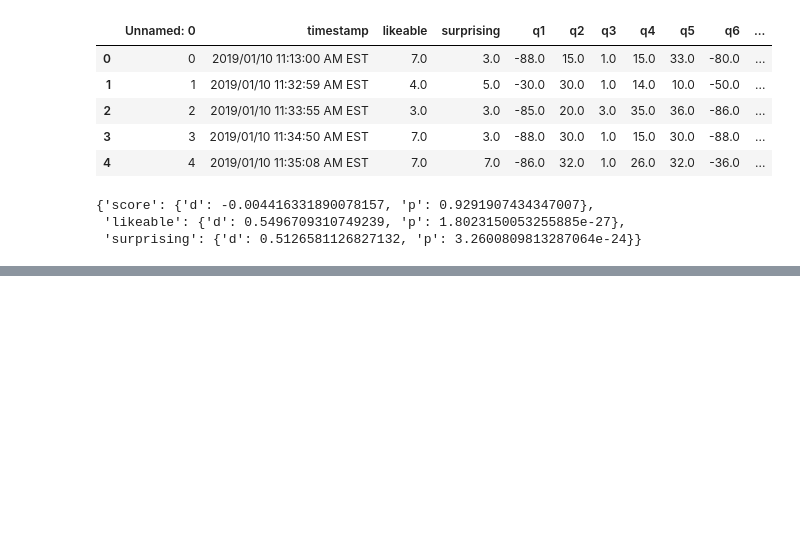
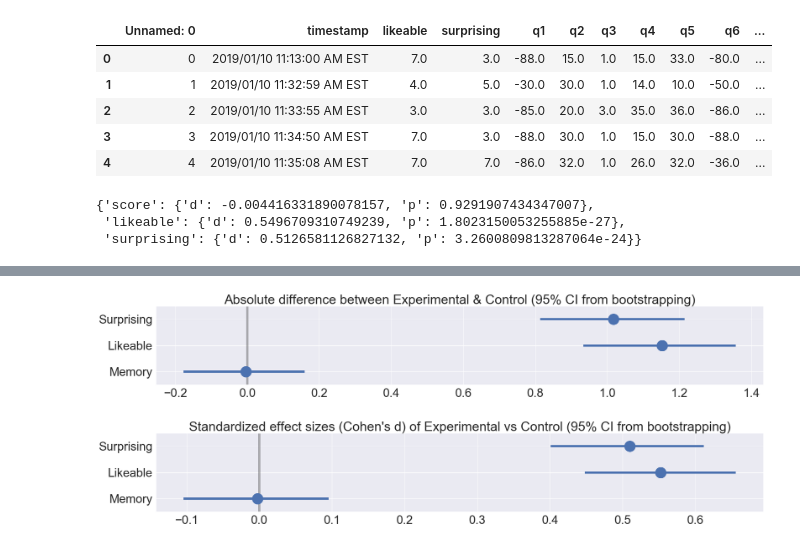
Before and after one commit to ncase/experiment-stats, a Jupyter notebook: results/data/Analyzing.ipynb, the cells around one changed output, grey strips where cells are left out. Saved outputs shown, nothing was run; the diff lists cells and outputs as text; code cells hidden in the pictures; blank space fills up the shorter version.

```diff
--- a/results/data/Analyzing.ipynb
+++ b/results/data/Analyzing.ipynb
@@ -174,0 +143,65 @@ plt.show()
+# %%
+# Use resampling to get mean differences between experimental & control
+diffs = {
+    "score": {"resamples":[]},
+    "likeable": {"resamples":[]},
+    "surprising": {"resamples":[]}
+}
+effects = {
+    "score": {"resamples":[]},
+    "likeable": {"resamples":[]},
+    "surprising": {"resamples":[]}
+}
+resample_n = 1000
+for i in range(resample_n):
+
+    # Resample
+    resampled_data = data.sample(n=data.shape[0], replace=True, random_state=i)
+    resampled_control = resampled_data[resampled_data["group"]==0]
+    resampled_experimental = resampled_data[resampled_data["group"]==1]
+
+    # Simulate calculating the absolute mean diff + effect size
+    for key in diffs:
+        diffs[key]["resamples"].append( resampled_experimental[key].mean() - resampled_control[key].mean() )
+        effects[key]["resamples"].append( cohend(resampled_experimental[key], resampled_control[key]) )
+
+# Get means & 95% bounds on resamples
+for key in diffs:
+    for d in [diffs, effects]:
+        resamples = d[key]["resamples"]
+        mean = np.mean(resamples)
+        d[key]["mean"] = mean
+        d[key]["lower_bound"] = mean - np.percentile(resamples, 2.5)
+        d[key]["upper_bound"] = np.percentile(resamples, 100-2.5) - mean
+
+# Generate plots
+sns.set_style("darkgrid")
+def generate_diffs(d, col):
+    return [d["score"][col], d["likeable"][col], d["surprising"][col]]
+def generate_plot(d, title):
+
+    # Generate data
+    x = generate_diffs(d,"mean")
+    y = range(1,4)
+    lower_error = generate_diffs(d,"lower_bound")
+    upper_error = generate_diffs(d,"upper_bound")
+    error = [lower_error, upper_error]
+
+    # Create & show the plot
+    sns.set(font_scale=3)
+    fig, ax = plt.subplots(figsize=(30,4))
+    ax.errorbar(x, y, xerr=error, fmt='o', markersize=30, elinewidth=6)
+    ax.set_title(title)
+    ax.set_ylim(0.5,3.5) # make it pretty
+    plt.yticks(y, ["Memory", "Likeable", "Surprising"])
+    plt.axvline(0, linewidth=6, color=(0,0,0,0.3))
+    plt.show()
+
+# Plot ABSOLUTE DIFFS:
+generate_plot(diffs, "Absolute difference between Experimental & Control (95% CI from bootstrapping)")
+
+# Plot STANDARDIZED EFFECT SIZES:
+generate_plot(effects, "Standardized effect sizes (Cohen's d) of Experimental vs Control (95% CI from bootstrapping)")
+# %% [output]
+[figure, added]
+[figure, added]
```
Also changed, not shown: parts of 3 cells of this notebook, 12 other files.
